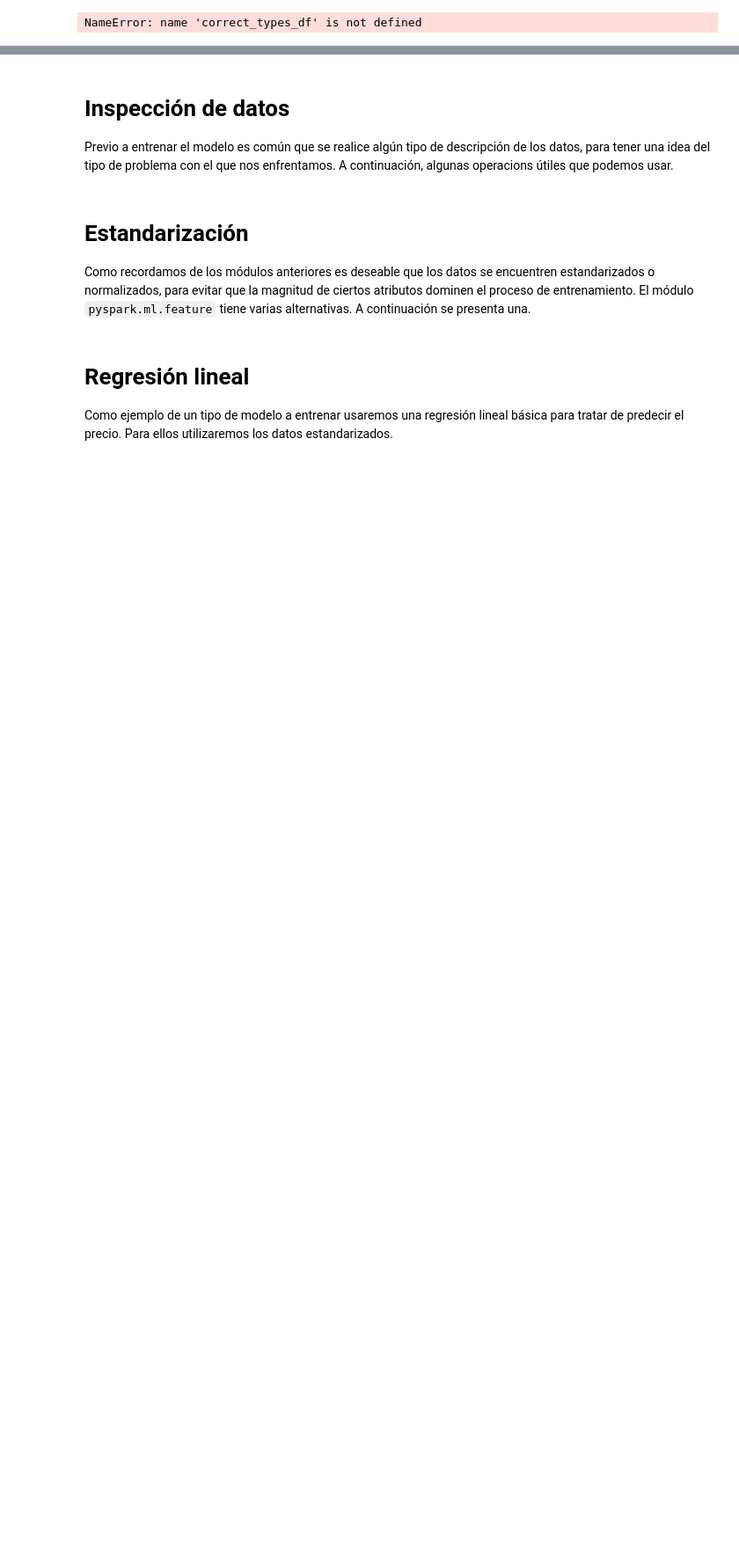
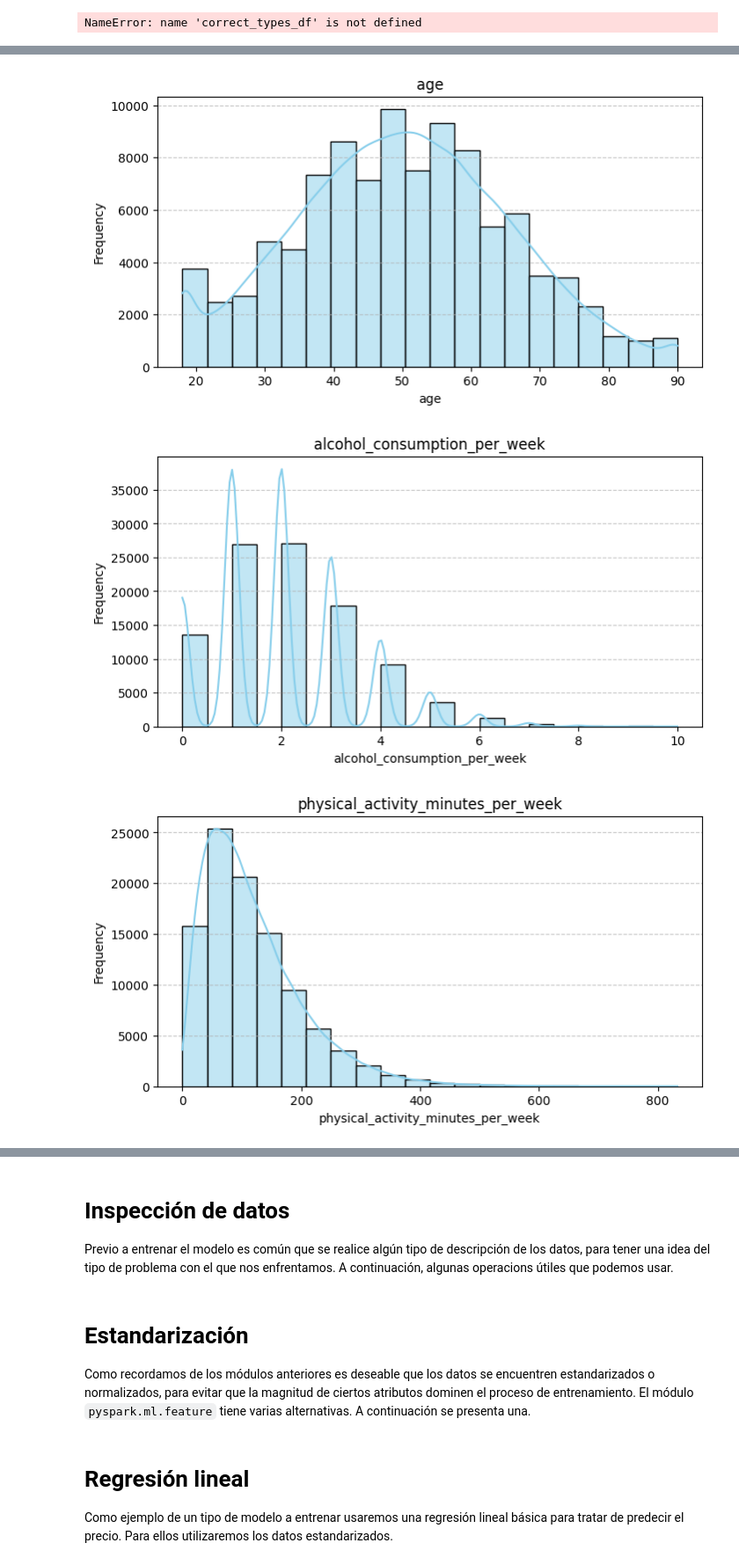
Before and after one commit to jiropardo/mlpipeline, a Jupyter notebook: tarea3.ipynb, the cells around one changed output, grey strips where cells are left out. Shown at 88% size. Cells and saved outputs as stored; diff of their text form; code cells hidden in the pictures; blank space fills up the shorter version.

```diff
--- a/tarea3.ipynb
+++ b/tarea3.ipynb
@@ -119,0 +223,24 @@ NameError: name 'correct_types_df' is not defined
+# %%
+import seaborn as sns
+import matplotlib.pyplot as plt
+
+cols = ['age','alcohol_consumption_per_week','physical_activity_minutes_per_week',
+        'diet_score','sleep_hours_per_day','screen_time_hours_per_day',
+        'bmi','waist_to_hip_ratio','systolic_bp','diastolic_bp','heart_rate',
+        'cholesterol_total','hdl_cholesterol','ldl_cholesterol','triglycerides',
+        'glucose_fasting','glucose_postprandial','insulin_level','hba1c']
+
+for col in cols:
+    data = diabetes_df.select(col).toPandas()[col]
+
+    plt.figure(figsize=(8,4))
+    sns.histplot(data, bins=20, kde=True, color='skyblue', edgecolor='black')
+    plt.title(f'{col}')
+    plt.xlabel(col)
+    plt.ylabel('Frequency')
+    plt.grid(axis='y', linestyle='--', alpha=0.7)
+    plt.show()
+# %% [output]
+[figure, added]
+[figure, added]
+[figure, added]
```
Also changed, not shown: parts of 12 cells of this notebook.
